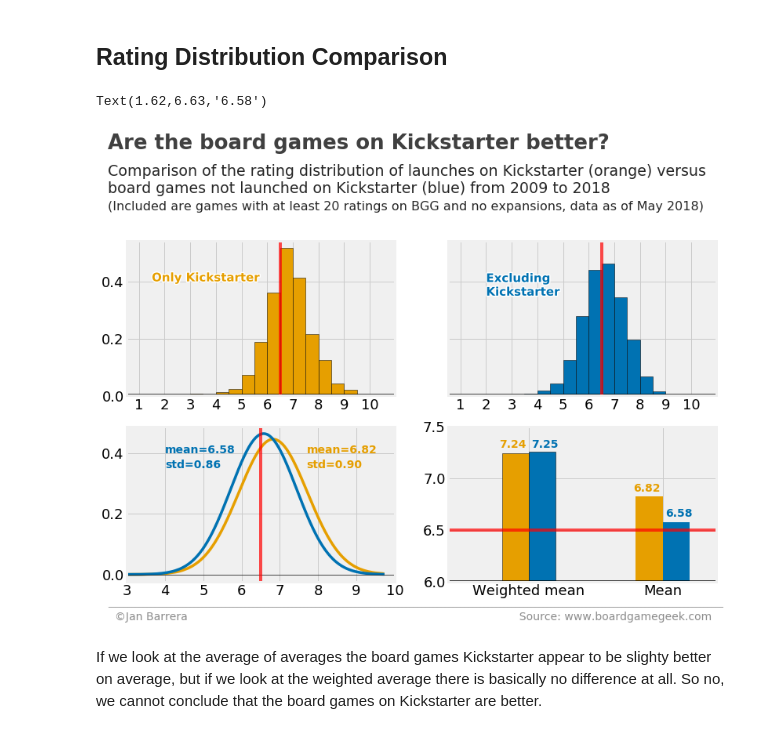
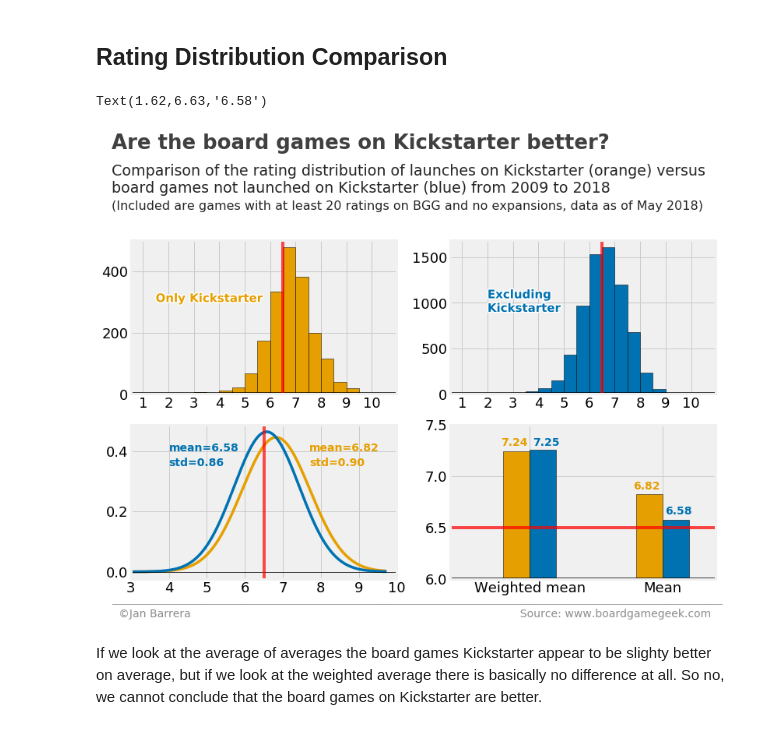
Before and after one commit to janbrrr/board-game-analysis, a Jupyter notebook: part_one/4-buying_on_kickstarter.ipynb, the cells around one changed output. Drawn from its saved outputs; the diff is of its cells as text; code cells hidden in the pictures.

Commit message:
Histograms no longer use normalized values and no longer use deprecated parameters

```diff
--- a/part_one/4-buying_on_kickstarter.ipynb
+++ b/part_one/4-buying_on_kickstarter.ipynb
@@ -80,8 +80,8 @@ kickstarter_color = [230/255, 159/255, 0/255]
 ### Top Left: Histogram of the ratings on Kickstarter games ###
 
 # Plotting the histogram for Kickstarter games
-ax1 = kickstarter_boardgames_df["avg_rating"].plot(color=[kickstarter_color], kind="hist", bins=bins, edgecolor="black", ax=axes[0], figsize=(12, 8), normed=True)
-ks_text = ax1.text(1.5, 0.4, "Only Kickstarter", fontsize=15, color=kickstarter_color, weight="bold")
+ax1 = kickstarter_boardgames_df["avg_rating"].plot(color=[kickstarter_color], kind="hist", bins=bins, edgecolor="black", ax=axes[0], figsize=(12, 8), density=False)
+ks_text = ax1.text(1.5, 300, "Only Kickstarter", fontsize=15, color=kickstarter_color, weight="bold")
 ks_text.set_path_effects([path_effects.Stroke(linewidth=3, foreground='white'),
                        path_effects.Normal()])
 
@@ -92,12 +92,12 @@ normal_fit_ks = stats.norm.pdf(sorted_input_ks, kickstarter_boardgames_df["avg_r
 ### Top Right: Histogram of the ratings on non-Kickstarter games ###
 
 # Axis
-ax2 = plt.subplot(2, 2, 2, sharey=ax1)
+ax2 = plt.subplot(2, 2, 2)
 axes.append(ax2)
 
 # Plotting the histogram for non-Kickstarter games
-ax2 = boardgames_2009_nonks_df["avg_rating"].plot(color=[blue], kind="hist", bins=bins, edgecolor="black", ax=axes[1], figsize=(12, 8), normed=True)
-nonks_text = ax2.text(2, 0.35, "Excluding\nKickstarter", fontsize=15, color=blue, weight="bold")
+ax2 = boardgames_2009_nonks_df["avg_rating"].plot(color=[blue], kind="hist", bins=bins, edgecolor="black", ax=axes[1], figsize=(12, 8), density=False)
+nonks_text = ax2.text(2, 900, "Excluding\nKickstarter", fontsize=15, color=blue, weight="bold")
 nonks_text.set_path_effects([path_effects.Stroke(linewidth=3, foreground='white'),
                        path_effects.Normal()])
 
@@ -154,33 +154,33 @@ for index, ax in enumerate(axes):
     if index != 3:
         ax.axvline(x=6.5, color="red", linewidth=4, alpha=0.7)
 ax3.set_xlim([3, 10])
 
 # Bar Charts for Mean and Weighted Mean
 ks_mean = kickstarter_boardgames_df["avg_rating"].mean()
 nonks_mean = boardgames_2009_nonks_df["avg_rating"].mean()
 
 bar_width = 0.2
 indeces = np.asarray([0.5, 1.5])
 ticks = indeces + bar_width/2
 
 ax4.axhline(y=6, color="black", linewidth=4, alpha=0.7)
 ax4.axhline(y=6.5, color="red", linewidth=4, alpha=0.7)
 ax4.set_xlim([0, 2])
 ax4.set_ylim([6, 7.5])
 ax4.set_xticks(ticks)
 ax4.set_xticklabels(["Weighted mean", "Mean"])
 
 ax4.bar(indeces, [weighted_ks_rating, ks_mean], width=bar_width, color=kickstarter_color, edgecolor="black")
 ax4.bar(indeces+bar_width, [weighted_nonks_rating, nonks_mean], width=bar_width, color=blue, edgecolor="black")
 
 # Annotations
 ax4.text(0.38, 7.3, "7.24", fontsize=14, color=kickstarter_color, weight="bold", rotation=0)
 ax4.text(0.62, 7.3, "7.25", fontsize=14, color=blue, weight="bold", rotation=0)
 
 ax4.text(1.38, 6.87, "6.82", fontsize=14, color=kickstarter_color, weight="bold", rotation=0)
 ax4.text(1.62, 6.63, "6.58", fontsize=14, color=blue, weight="bold", rotation=0)
 # %% [output]
 Text(1.62,6.63,'6.58')
-[figure, old version]
+[figure, new version]
 # %% [markdown]
 If we look at the average of averages the board games Kickstarter appear to be slighty better on average, but if we look at the weighted average there is basically no difference at all. So no, we cannot conclude that the board games on Kickstarter are better.
```
